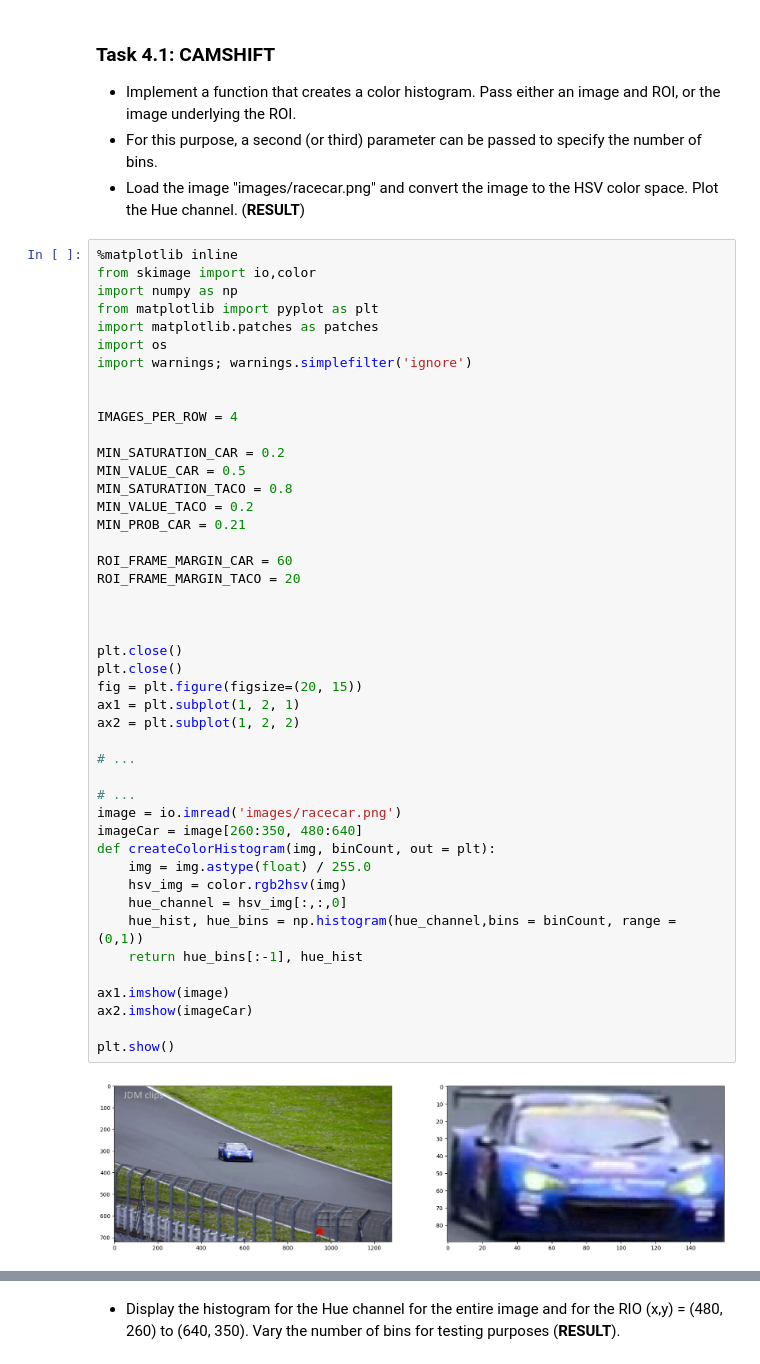
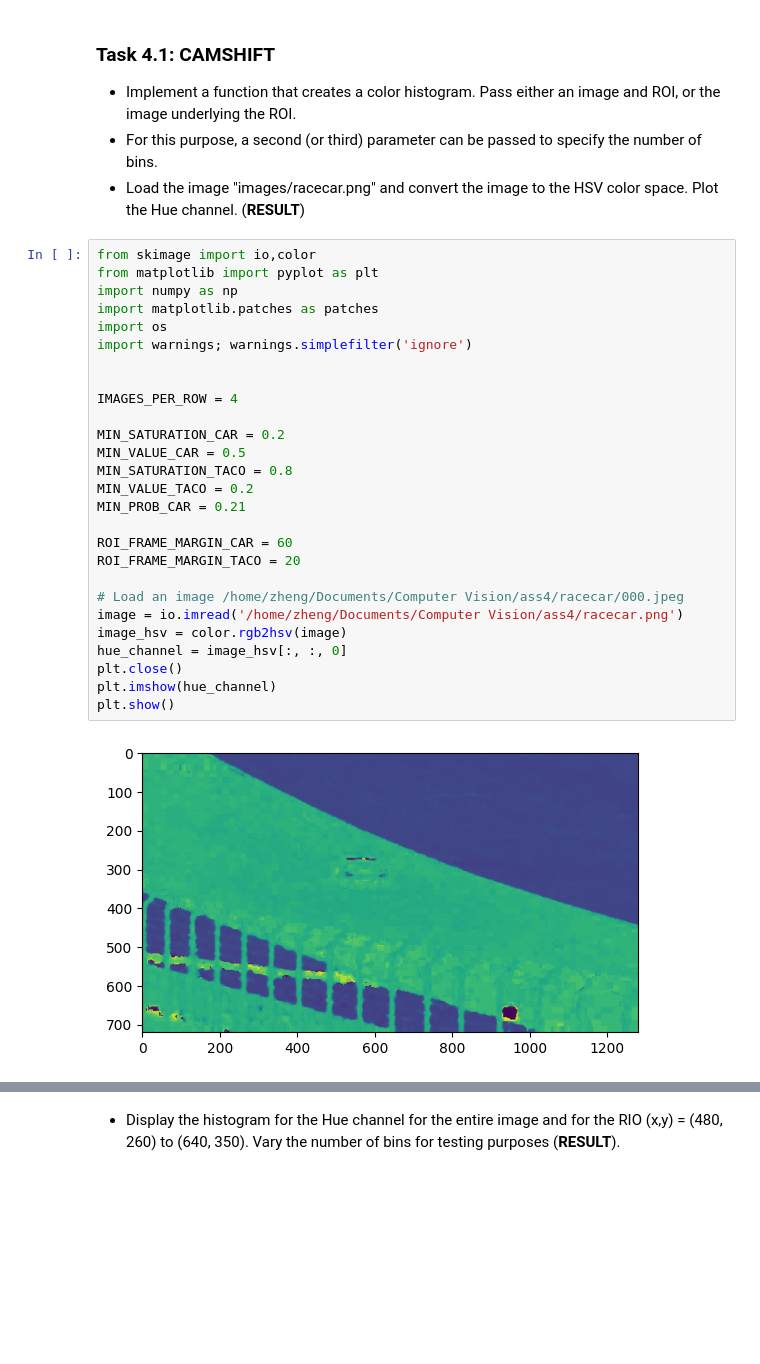
Before and after one commit to BornForInfo/computer_vision, a Jupyter notebook: assignment04.ipynb, the cells around one changed output, grey strips where cells are left out. Drawn from its saved outputs; the diff is of its cells as text; blank space fills up the shorter version.

```diff
--- a/assignment04.ipynb
+++ b/assignment04.ipynb
@@ -13,49 +13,31 @@ To pass the assignment, you need to solve task 4.1 CAMSHIFT or 4.2 HOG. Solving
 * For this purpose, a second (or third) parameter can be passed to specify the number of bins.
 * Load the image "images/racecar.png" and convert the image to the HSV color space. Plot the Hue channel. (**RESULT**)
 # %%
-%matplotlib inline
 from skimage import io,color
+from matplotlib import pyplot as plt
 import numpy as np
-from matplotlib import pyplot as plt
 import matplotlib.patches as patches
 import os
 import warnings; warnings.simplefilter('ignore')
 
 
 IMAGES_PER_ROW = 4
 
 MIN_SATURATION_CAR = 0.2
 MIN_VALUE_CAR = 0.5
 MIN_SATURATION_TACO = 0.8
 MIN_VALUE_TACO = 0.2
 MIN_PROB_CAR = 0.21
 
 ROI_FRAME_MARGIN_CAR = 60
 ROI_FRAME_MARGIN_TACO = 20
 
-
-
+# Load an image /home/zheng/Documents/Computer Vision/ass4/racecar/000.jpeg
+image = io.imread('/home/zheng/Documents/Computer Vision/ass4/racecar.png')
+image_hsv = color.rgb2hsv(image)
+hue_channel = image_hsv[:, :, 0]
 plt.close()
-plt.close()
-fig = plt.figure(figsize=(20, 15))
-ax1 = plt.subplot(1, 2, 1)
-ax2 = plt.subplot(1, 2, 2)
-
-# ...
-
-# ...
-image = io.imread('images/racecar.png')
-imageCar = image[260:350, 480:640]
-def createColorHistogram(img, binCount, out = plt):
-    img = img.astype(float) / 255.0
-    hsv_img = color.rgb2hsv(img)
-    hue_channel = hsv_img[:,:,0]
-    hue_hist, hue_bins = np.histogram(hue_channel,bins = binCount, range = (0,1))
-    return hue_bins[:-1], hue_hist
-
-ax1.imshow(image)
-ax2.imshow(imageCar)
-
+plt.imshow(hue_channel)
 plt.show()
 # %% [output]
-[figure, old version]
+[figure, new version]
```
Also changed, not shown: parts of 18 cells of this notebook.
